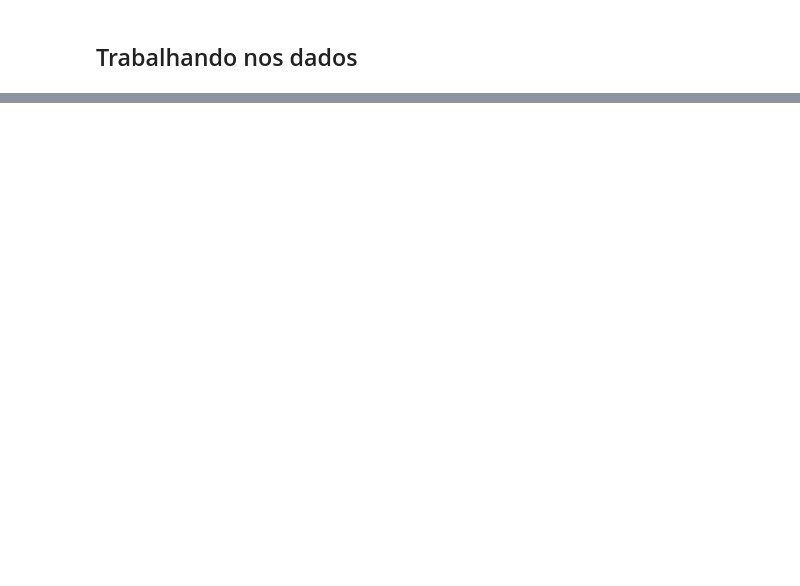
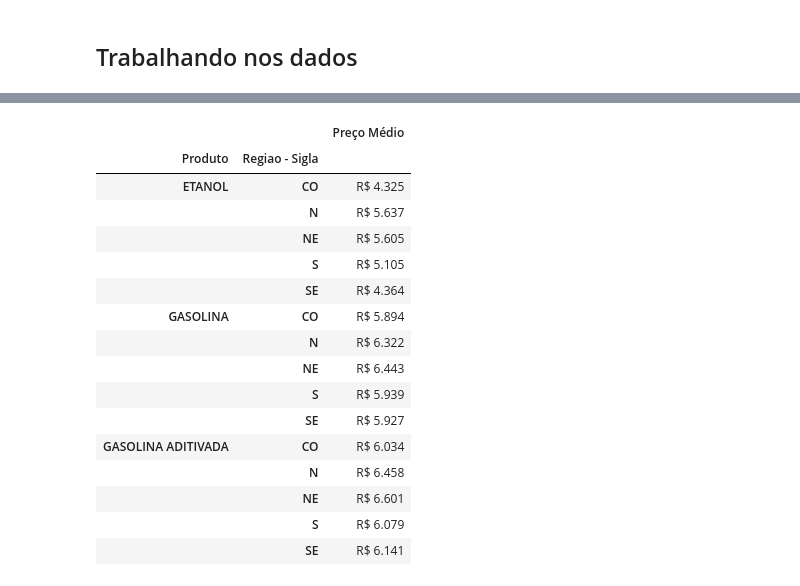
Before and after one commit to pedrorcm/Analise-Combustiveis-M4, a Jupyter notebook: main.ipynb, the cells around one changed output, grey strips where cells are left out. Cells and saved outputs as stored; diff of their text form; code cells hidden in the pictures; blank space fills up the shorter version.

```diff
--- a/main.ipynb
+++ b/main.ipynb
@@ -122,2 +142,5 @@ def cria_semanas(df):
+# %%
+# Definindo função lambda para formatar a saída do DF
+formatar = lambda x: f'R$ {x:.3f}'
 # %%
 conjunto_dados = cria_semanas(conjunto_dados)
@@ -276,0 +159,3 @@ maximas
+# %%
+comb_jul = conjunto_dados[(conjunto_dados['Data da Coleta'] < '2022-08-01')]
+comb_ago = conjunto_dados[(conjunto_dados['Data da Coleta'] > '2022-08-01')]
@@ -276,0 +192,24 @@ maximas
+# %%
+relacao_comb_preco_jul = comb_jul[['Produto','Valor de Venda', 'Regiao - Sigla']].groupby(['Produto', 'Regiao - Sigla']).mean()
+relacao_comb_preco_jul.columns = ['Preço Médio']
+relacao_comb_preco_jul['Preço Médio'] = relacao_comb_preco_jul['Preço Médio'].apply(formatar)
+
+display(relacao_comb_preco_jul.sort_values(by='Produto', ascending=True))
+# %% [output]
+|  |  | Preço Médio |
+| Produto | Regiao - Sigla |  |
+| ETANOL | CO | R$ 4.325 |
+|  | N | R$ 5.637 |
+|  | NE | R$ 5.605 |
+|  | S | R$ 5.105 |
+|  | SE | R$ 4.364 |
+| GASOLINA | CO | R$ 5.894 |
+|  | N | R$ 6.322 |
+|  | NE | R$ 6.443 |
+|  | S | R$ 5.939 |
+|  | SE | R$ 5.927 |
+| GASOLINA ADITIVADA | CO | R$ 6.034 |
+|  | N | R$ 6.458 |
+|  | NE | R$ 6.601 |
+|  | S | R$ 6.079 |
+|  | SE | R$ 6.141 |
```
Also changed, not shown: parts of 71 cells of this notebook.
